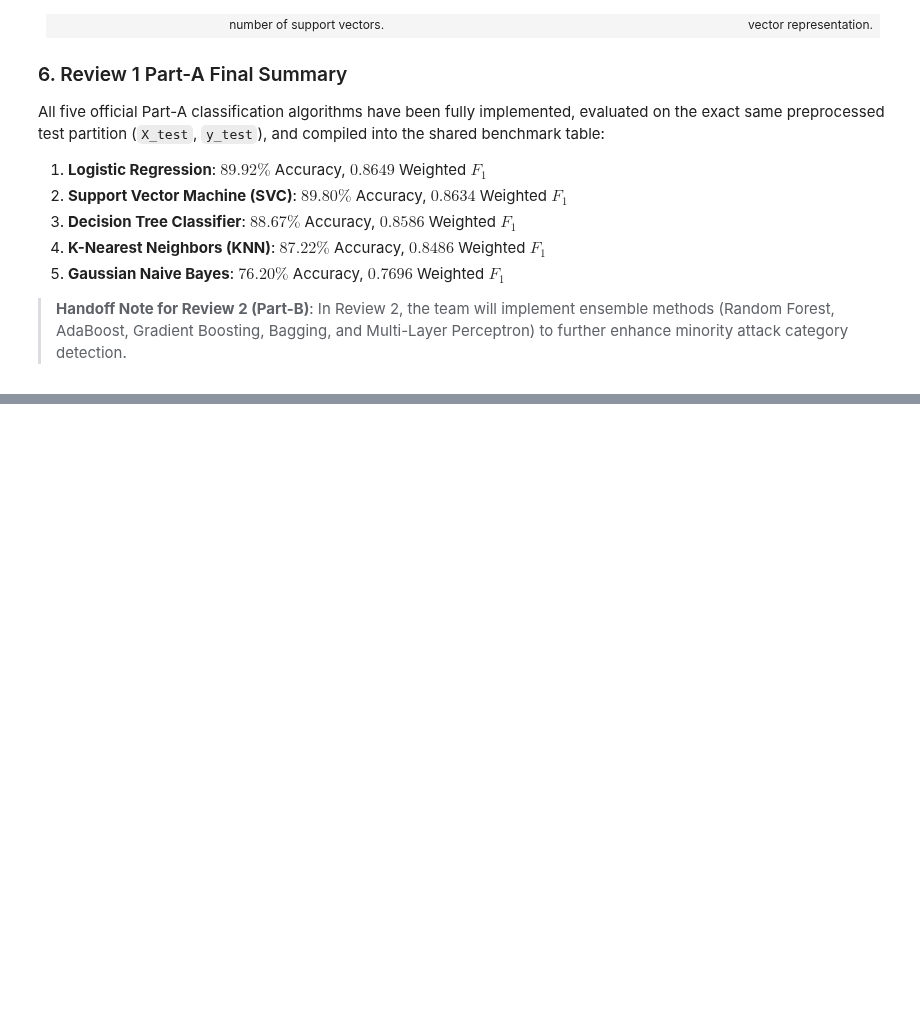
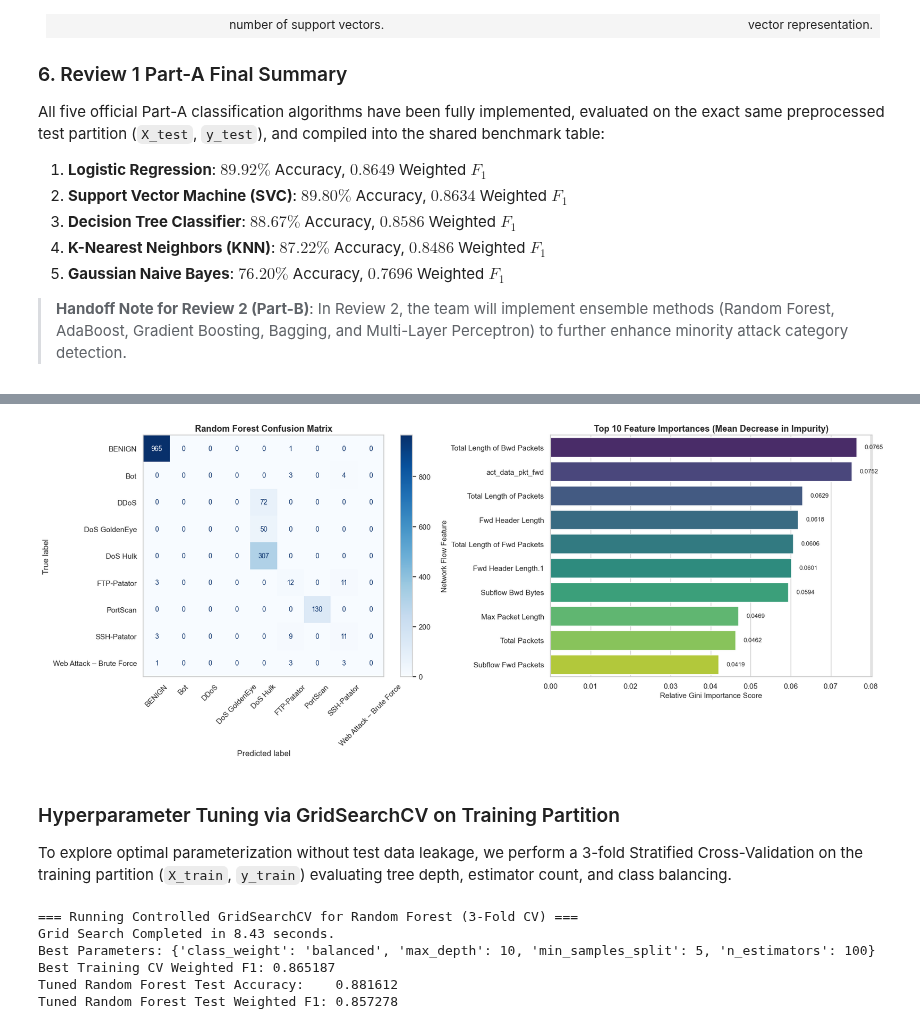
Before and after one commit to ajay9376/NetSentinel, a Jupyter notebook: notebooks/classification.ipynb, the cells around one changed output, grey strips where cells are left out. Drawn from its saved outputs; the diff is of its cells as text; code cells hidden in the pictures; blank space fills up the shorter version.

```diff
--- a/notebooks/classification.ipynb
+++ b/notebooks/classification.ipynb
@@ -912,0 +1060,73 @@ All five official Part-A classification algorithms have been fully implemented,
+# %%
+# Visualizations for Model 6: Confusion Matrix & Top-10 Feature Importance
+fig, axes = plt.subplots(1, 2, figsize=(18, 7))
+
+# 1. Confusion Matrix
+disp_rf = ConfusionMatrixDisplay(confusion_matrix=rf_cm, display_labels=rf_model.classes_)
+disp_rf.plot(ax=axes[0], cmap="Blues", values_format="d", xticks_rotation=45)
+axes[0].set_title("Random Forest Confusion Matrix", fontsize=13, fontweight="bold")
+axes[0].grid(False)
+
+# 2. Top-10 Feature Importances
+feature_names = [col for col in df_clean.columns if col != "Label"]
+importances = pd.Series(rf_model.feature_importances_, index=feature_names).sort_values(ascending=False)
+top10_features = importances.head(10)
+
+sns.barplot(x=top10_features.values, y=top10_features.index, ax=axes[1], palette="viridis", hue=top10_features.index, legend=False)
+axes[1].set_title("Top 10 Feature Importances (Mean Decrease in Impurity)", fontsize=13, fontweight="bold")
+axes[1].set_xlabel("Relative Gini Importance Score", fontsize=11)
+axes[1].set_ylabel("Network Flow Feature", fontsize=11)
+
+for p in axes[1].patches:
+    width = p.get_width()
+    axes[1].annotate(f"{width:.4f}", (width + 0.002, p.get_y() + p.get_height() / 2.),
+                    va="center", fontsize=9)
+
+plt.tight_layout()
+plt.show()
+# %% [output]
+[figure, added]
+# %% [markdown]
+### Hyperparameter Tuning via GridSearchCV on Training Partition
+To explore optimal parameterization without test data leakage, we perform a 3-fold Stratified Cross-Validation on the training partition (`X_train`, `y_train`) evaluating tree depth, estimator count, and class balancing.
+# %%
+# Hyperparameter Tuning for Random Forest (GridSearchCV on Training Partition Only)
+from sklearn.model_selection import GridSearchCV
+
+rf_param_grid = {
+    'n_estimators': [50, 100],
+    'max_depth': [10, 15],
+    'min_samples_split': [2, 5],
+    'class_weight': [None, 'balanced']
+}
+
+print("=== Running Controlled GridSearchCV for Random Forest (3-Fold CV) ===")
+rf_grid_start = time.time()
+rf_grid = GridSearchCV(
+    estimator=RandomForestClassifier(random_state=42, n_jobs=-1),
+    param_grid=rf_param_grid,
+    cv=3,
+    scoring='f1_weighted',
+    n_jobs=-1
+)
+rf_grid.fit(X_train, y_train)
+rf_grid_time = time.time() - rf_grid_start
+
+print(f"Grid Search Completed in {rf_grid_time:.2f} seconds.")
+print(f"Best Parameters: {rf_grid.best_params_}")
+print(f"Best Training CV Weighted F1: {rf_grid.best_score_:.6f}")
+
+# Evaluate Best Tuned Model on Held-out Test Set
+rf_tuned = rf_grid.best_estimator_
+rf_tuned_preds = rf_tuned.predict(X_test)
+rf_tuned_acc = accuracy_score(y_test, rf_tuned_preds)
+rf_tuned_f1 = f1_score(y_test, rf_tuned_preds, average='weighted', zero_division=0)
+print(f"Tuned Random Forest Test Accuracy:    {rf_tuned_acc:.6f}")
+print(f"Tuned Random Forest Test Weighted F1: {rf_tuned_f1:.6f}")
+# %% [output]
+=== Running Controlled GridSearchCV for Random Forest (3-Fold CV) ===
+Grid Search Completed in 8.43 seconds.
+Best Parameters: {'class_weight': 'balanced', 'max_depth': 10, 'min_samples_split': 5, 'n_estimators': 100}
+Best Training CV Weighted F1: 0.865187
+Tuned Random Forest Test Accuracy:    0.881612
+Tuned Random Forest Test Weighted F1: 0.857278
```
Also changed, not shown: parts of 9 cells of this notebook.
